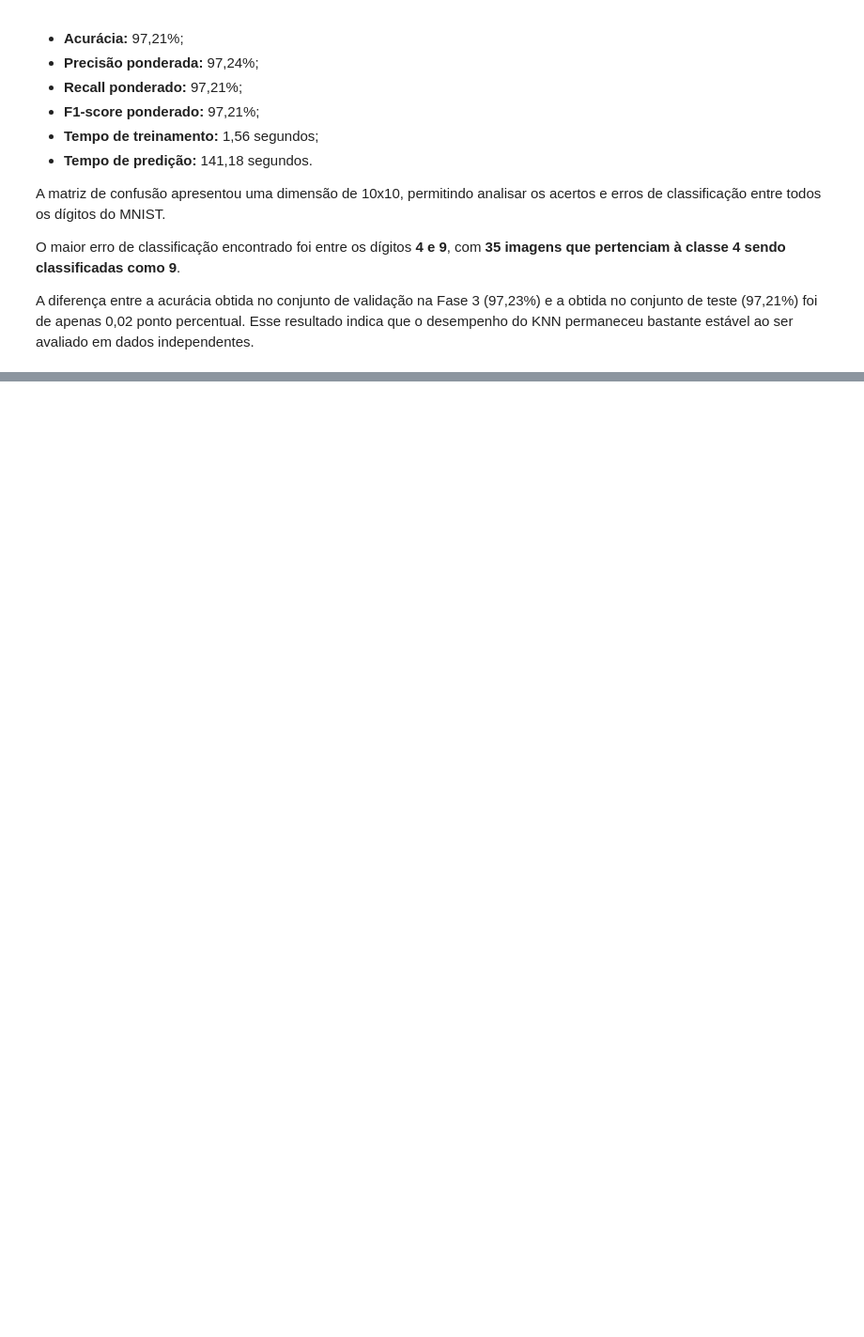
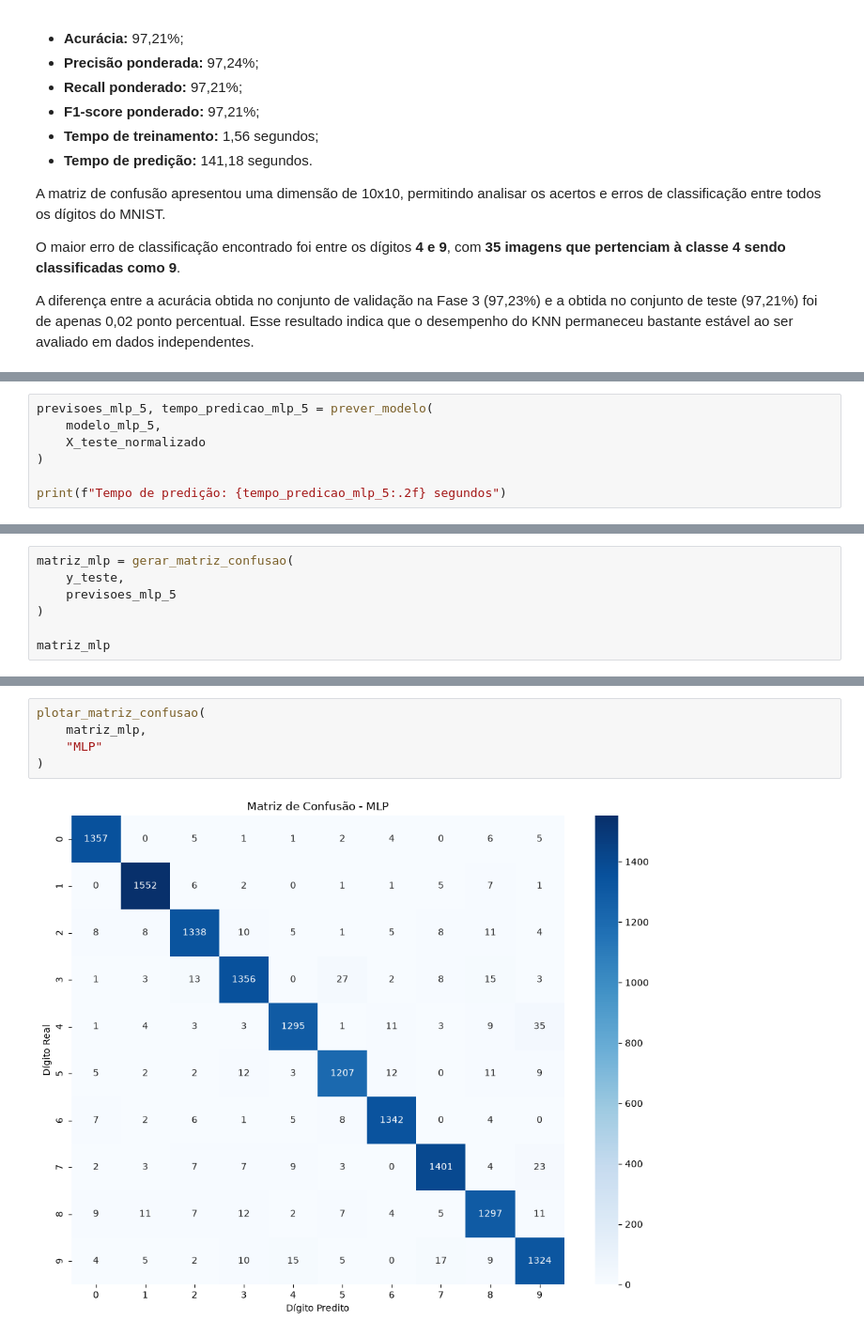
Before and after one commit to Franciane-sl/MNIST_Classification, a Jupyter notebook: notebooks/mnist_classification.ipynb, the cells around one changed output, grey strips where cells are left out. Shown at 94% size. Saved outputs shown, nothing was run; the diff lists cells and outputs as text; blank space fills up the shorter version.

```diff
--- a/notebooks/mnist_classification.ipynb
+++ b/notebooks/mnist_classification.ipynb
@@ -1431,0 +1530,7 @@ A diferença entre a acurácia obtida no conjunto de validação na Fase 3 (97,2
+# %%
+previsoes_mlp_5, tempo_predicao_mlp_5 = prever_modelo(
+    modelo_mlp_5,
+    X_teste_normalizado
+)
+
+print(f"Tempo de predição: {tempo_predicao_mlp_5:.2f} segundos")
@@ -1431,0 +1551,7 @@ A diferença entre a acurácia obtida no conjunto de validação na Fase 3 (97,2
+# %%
+matriz_mlp = gerar_matriz_confusao(
+    y_teste,
+    previsoes_mlp_5
+)
+
+matriz_mlp
@@ -1431,0 +1583,7 @@ A diferença entre a acurácia obtida no conjunto de validação na Fase 3 (97,2
+# %%
+plotar_matriz_confusao(
+    matriz_mlp,
+    "MLP"
+)
+# %% [output]
+[figure, added]
```
Also changed, not shown: parts of 30 cells of this notebook.
